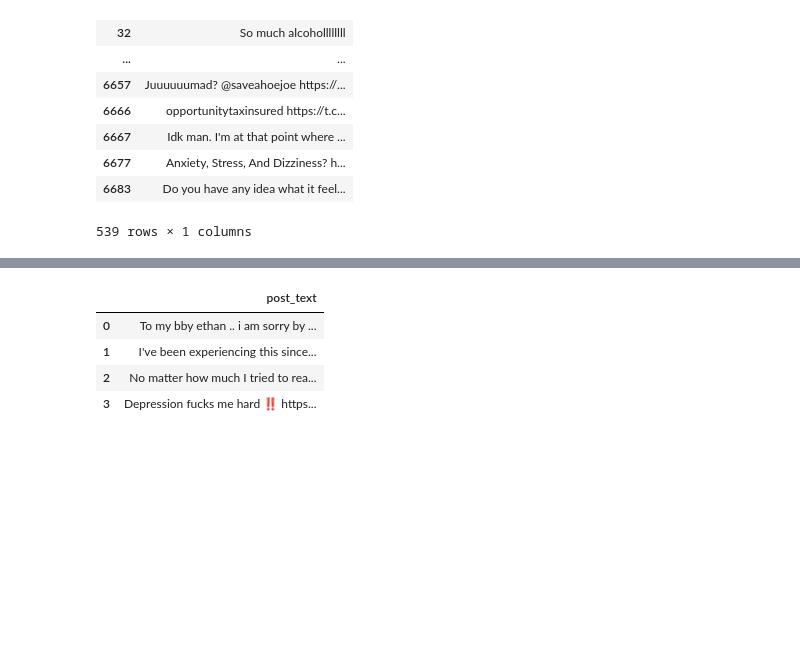
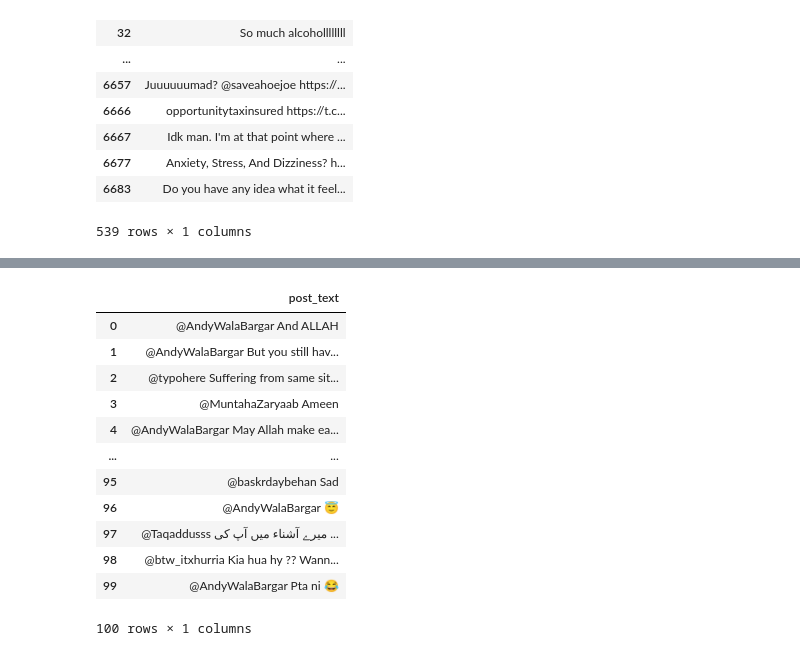
Before and after one commit to mandem296/Depression_detection_BERT_model, a Jupyter notebook: bert2.ipynb, the cells around one changed output, grey strips where cells are left out. Drawn from its saved outputs; the diff is of its cells as text; code cells hidden in the pictures; blank space fills up the shorter version.

```diff
--- a/bert2.ipynb
+++ b/bert2.ipynb
@@ -778,36 +778,44 @@ Requirement already satisfied: PySocks!=1.5.7,>=1.5.6 in /usr/local/lib/python3.
 # %%
 import snscrape.modules.twitter as sntwitter
 import pandas as pd
 
-query = "Tristanbasinang until:2022-12-24"
+query = "AndyWalaBargar until:2022-12-24"
 tweets = []
 limits = 100
 for tweet in sntwitter.TwitterSearchScraper(query).get_items():
   #print(vars(tweet))
   #break
   if len(tweets) == limits:
     break
   else:
     tweets.append([tweet.content])
 
 df1 = pd.DataFrame(tweets, columns=['post_text'])
 df1.to_csv('/content/drive/MyDrive/Dataset/userDataset.csv')
 
 # Load test data
 user = pd.read_csv('/content/drive/MyDrive/Dataset/userDataset.csv')
 
 # Keep important columns
 user = user[['post_text']]
 
 # Display 5 samples from the test data
 #user.sample(5)
 user
 # %% [output]
 |  | post_text |
-| 0 | To my bby ethan .. i am sorry by ... |
-| 1 | I've been experiencing this since... |
-| 2 | No matter how much I tried to rea... |
-| 3 | Depression fucks me hard ‼️ https... |
+| 0 | @AndyWalaBargar And ALLAH |
+| 1 | @AndyWalaBargar But you still hav... |
+| 2 | @typohere Suffering from same sit... |
+| 3 | @MuntahaZaryaab Ameen |
+| 4 | @AndyWalaBargar May Allah make ea... |
+| ... | ... |
+| 95 | @baskrdaybehan Sad |
+| 96 | @AndyWalaBargar 😇 |
+| 97 | @Taqaddusss میرے آشناء میں آپ کی ... |
+| 98 | @btw_itxhurria Kia hua hy ?? Wann... |
+| 99 | @AndyWalaBargar Pta ni 😂 |
+100 rows × 1 columns
 # %%
 user_inputs, user_masks = preprocessing_for_bert(user.post_text)
 
```
Also changed, not shown: parts of 7 cells of this notebook.
